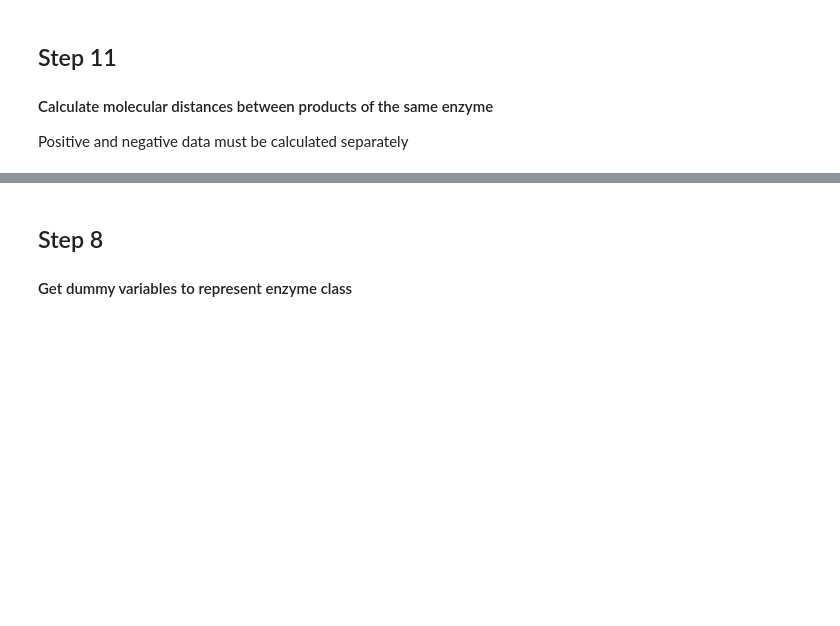
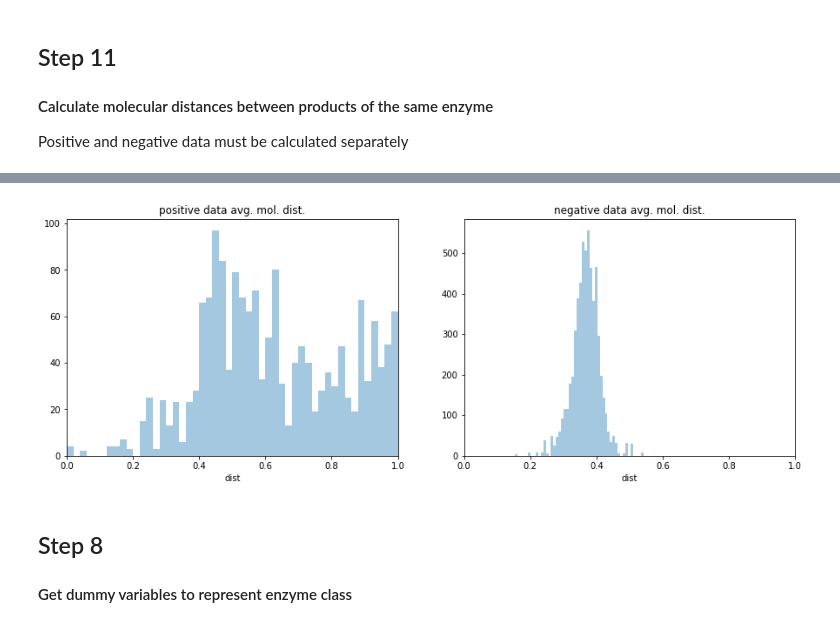
Before and after one commit to theicechol/metamoles, a Jupyter notebook: code/code_cleaning_tests-Copy1.ipynb, the cells around one changed output, grey strips where cells are left out. Drawn from its saved outputs; the diff is of its cells as text; code cells hidden in the pictures; blank space fills up the shorter version.

```diff
--- a/code/code_cleaning_tests-Copy1.ipynb
+++ b/code/code_cleaning_tests-Copy1.ipynb
@@ -258,3 +268,18 @@ neg_dist_df.head()
+# %%
+# look at distributions of distances for positive and negative data
+
+fig, axes = plt.subplots(1, 2, figsize=(15, 5))
+
+pos = sns.distplot(pos_dist_df['dist'], bins=50, kde=False, ax=axes[0])
+axes[0].set_title('positive data avg. mol. dist.')
+
+neg = sns.distplot(neg_dist_df['dist'], bins=50, kde=False, ax=axes[1])
+axes[1].set_title('negative data avg. mol. dist.')
+
+for axis in axes:
+    axis.set_xlim([0.0, 1.0])
+# %% [output]
+[figure, added]
 # %%
 # concatenate negative & positive data and send to logistic regression model
 
```
Also changed, not shown: parts of 12 cells of this notebook, 1 other file.
